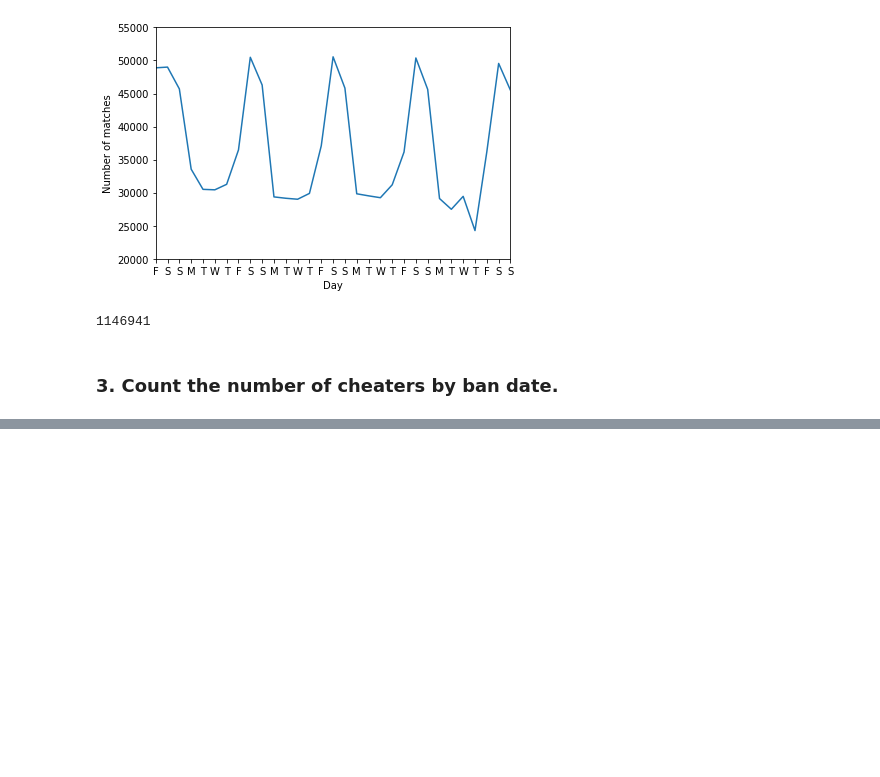
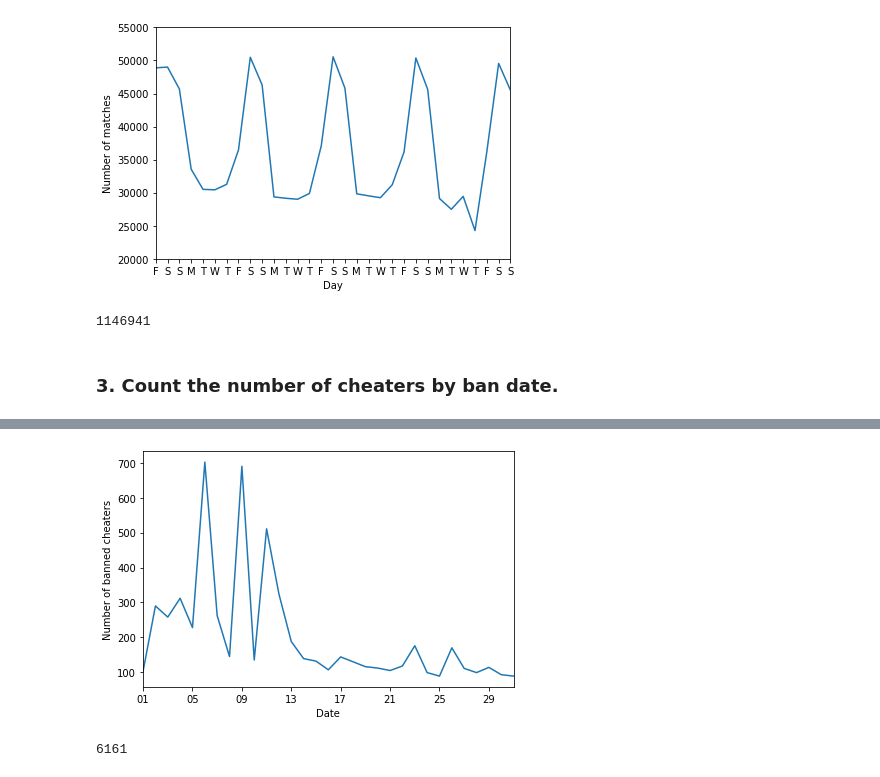
Before and after one commit to social-research/cheating, a Jupyter notebook: 07-general-stats.ipynb, the cells around one changed output, grey strips where cells are left out. Cells and saved outputs as stored; diff of their text form; code cells hidden in the pictures; blank space fills up the shorter version.

```diff
--- a/07-general-stats.ipynb
+++ b/07-general-stats.ipynb
@@ -464,3 +458,9 @@ num_of_cheaters_df = num_of_cheaters.toPandas()
 
 # Store the dataframe as an excel file.
 num_of_cheaters_df.to_csv('num_of_cheaters.csv', index=False)
+# %%
+num_of_cheaters = pd.read_csv("data/general_stats/num_of_cheaters.csv")
+num_of_cheaters['ban_date'] = pd.to_datetime(num_of_cheaters['ban_date'], format='%Y-%m-%d')
+num_of_cheaters = num_of_cheaters.sort_values(['ban_date'])
+num_of_cheaters.set_index(['ban_date'], inplace=True)
+print(num_of_cheaters)
@@ -467,18 +485,20 @@ num_of_cheaters_df.to_csv('num_of_cheaters.csv', index=False)
 # %%
-num_of_cheaters_df['ban_date'] = pd.to_datetime(num_of_cheaters_df['ban_date'], format='%Y-%m-%d')
-num_of_cheaters_df.set_index(['ban_date'], inplace=True)
-
 # Plot a line chart.
-fig = plt.plot(num_of_cheaters_df.index, mids_by_date_df['num_of_mids'],
-               color='blue', linestyle='solid')
-plt.xlim(xmin=1)
-plt.xlim(xmax=31)
+fig, ax = plt.subplots()
+num_of_cheaters.plot(ax=ax)
+ax.get_legend().remove()
+ax.xaxis.set_major_formatter(dates.DateFormatter('%d'))
+plt.setp(ax.get_xticklabels(), rotation=0, horizontalalignment='center')
 plt.xlabel("Date")
 plt.ylabel("Number of banned cheaters")
 plt.tight_layout()
 plt.show()
 fig.savefig('figs/general_stats/num_of_cheaters_by_ban_date.png')
+# %% [output]
+[figure, added]
 # %%
 # Count the total number of cheaters.
 # The answer should be 6,161.
-print(num_of_cheaters_df['num_of_mids'].sum())
+print(num_of_cheaters['num_of_cheaters'].sum())
+# %% [output]
+6161
```
Also changed, not shown: parts of 6 cells of this notebook, 2 other files.
